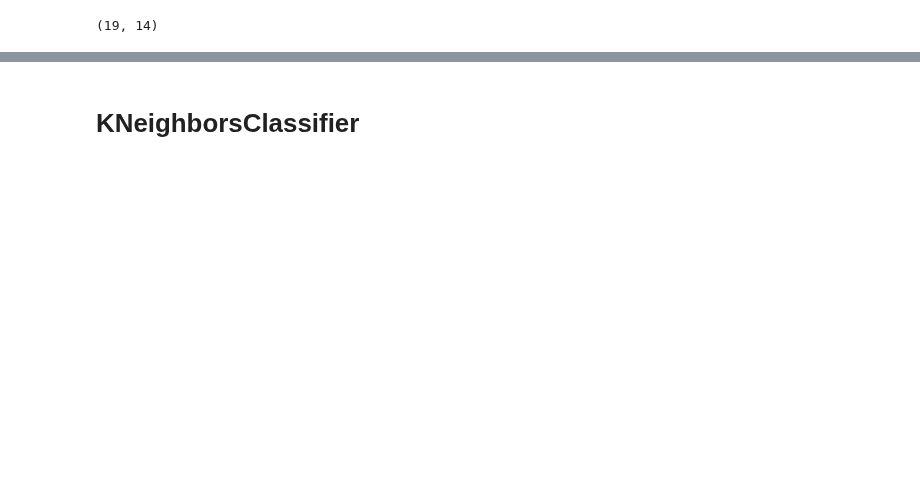
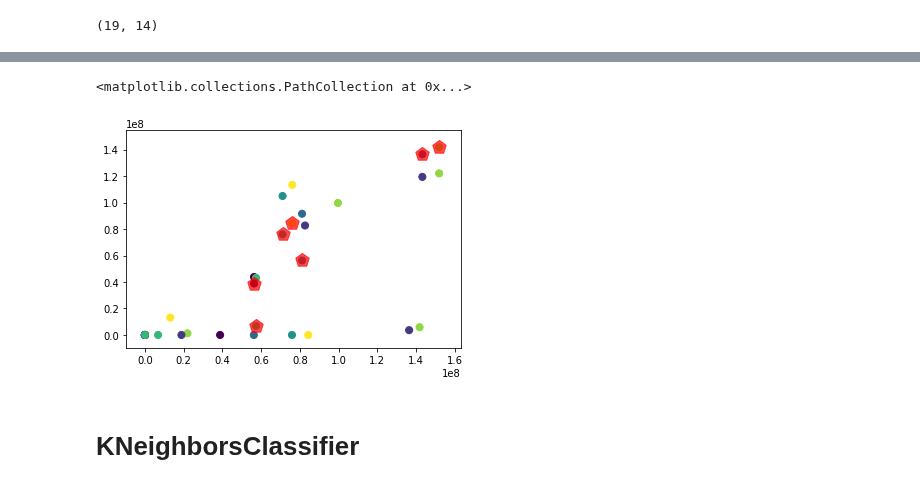
Before and after one commit to ersincebi/istanbul-subways, a Jupyter notebook: istanbul-subways.ipynb, the cells around one changed output, grey strips where cells are left out. Drawn from its saved outputs; the diff is of its cells as text; code cells hidden in the pictures; blank space fills up the shorter version.

```diff
--- a/istanbul-subways.ipynb
+++ b/istanbul-subways.ipynb
@@ -296,0 +332,5 @@ Name: population, dtype: int64
+# %%
+X, y = train_test_split(mergedDataset.loc[:, 'm1':'tf2'].values, test_size=0.6, random_state=0)
+# %%
+n_clusters = X.shape[0]
+n_clusters
@@ -296,0 +339,5 @@ Name: population, dtype: int64
+# %%
+kmeans = KMeans(n_clusters=n_clusters)
+kmeans.fit(X)
+y_kmeans = kmeans.predict(X)
+y_kmeans
@@ -296,0 +366,20 @@ Name: population, dtype: int64
+# %%
+# 1. Randomly choose clustering
+rng = np.random.RandomState(2)
+i = rng.permutation(X.shape[0])[:n_clusters]
+centers = X[i]
+max_ite = 10
+while True or i<max_ite:
+    # 2a. Assign labels based on closest center
+    labels = pairwise_distances_argmin(X, centers)
+
+    # 2b. Find new centers from means of points
+    new_centers = np.array([X[labels == i].mean(0)
+                                   for i in range(n_clusters)])
+
+    # 2c. Check for convergence
+    if np.all(centers == new_centers):
+        break
+
+    centers = new_centers
+print(centers, labels)
@@ -297,2 +404,12 @@ Name: population, dtype: int64
+# %%
+plt.scatter(X[:, 0], X[:, 6], c=y_kmeans, s=50, cmap='viridis')
+plt.scatter(X[:, 1], X[:, 5], c=y_kmeans, s=50, cmap='viridis')
+plt.scatter(X[:, 2], X[:, 4], c=y_kmeans, s=50, cmap='viridis')
+plt.scatter(X[:, 3], X[:, 3], c=y_kmeans, s=50, cmap='viridis')
+plt.scatter(X[:, 0], X[:, 1], c=y_kmeans, s=50, cmap='viridis')
+plt.scatter(centers[:, 0], centers[:, 1], c='red', s=200, alpha=0.7, marker='p')
+# %% [output]
+<matplotlib.collections.PathCollection at 0x...>
+[figure, added]
 # %% [markdown]
 # KNeighborsClassifier
```
Also changed, not shown: parts of 61 cells of this notebook, 7 other files.
